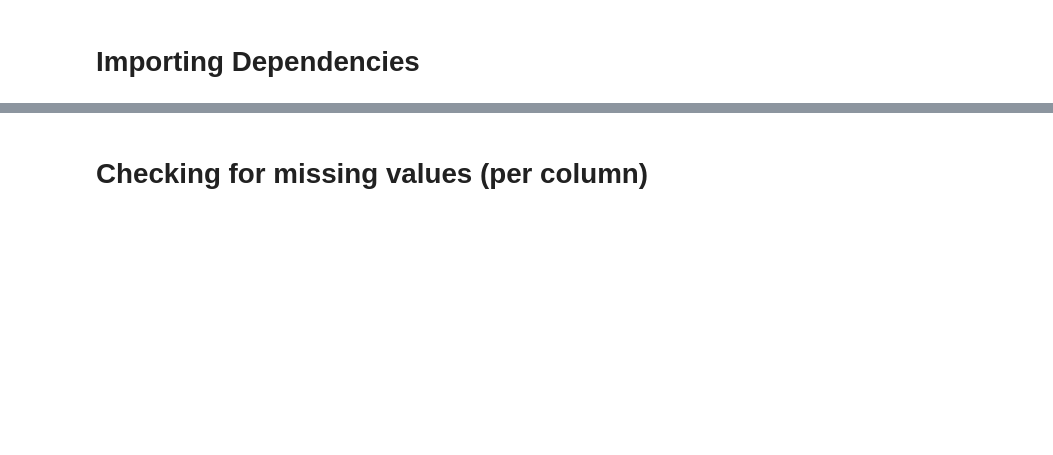
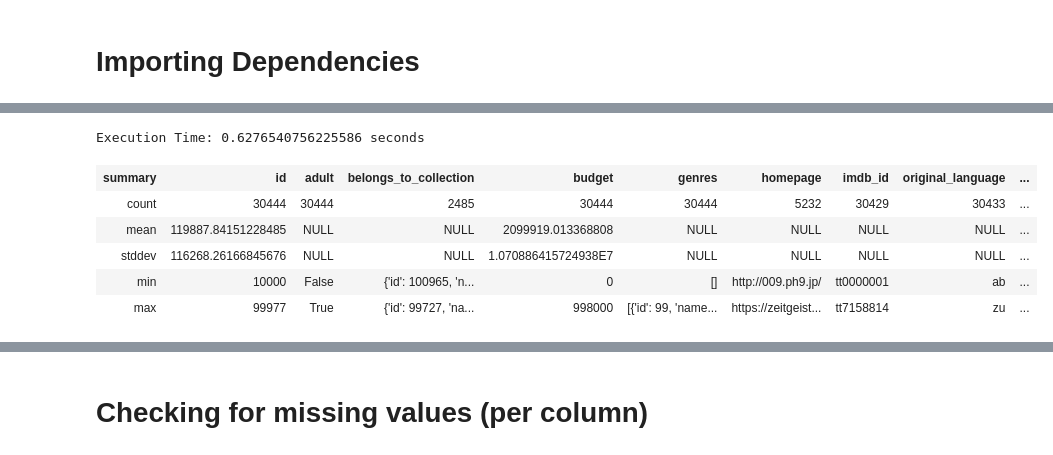
Before and after one commit to FredSabu/University-Salaries, a Jupyter notebook: PySpark preprocessing.ipynb, the cells around one changed output, grey strips where cells are left out. Cells and saved outputs as stored; diff of their text form; code cells hidden in the pictures; blank space fills up the shorter version.

```diff
--- a/PySpark preprocessing.ipynb
+++ b/PySpark preprocessing.ipynb
@@ -32,0 +33,18 @@ movies = merged_df.select([col(column).alias(column) for column in merged_df.col
+# %%
+start_time = time.time()
+movies_df = spark.read.csv('movies_metadata.csv', header=True, inferSchema=True)
+credits_df = spark.read.csv('credits.csv', header=True, inferSchema=True)
+merged_df = movies_df.join(credits_df, 'id', how="inner")
+movies = merged_df.select([col(column).alias(column) for column in merged_df.columns])
+end_time = time.time()
+execution_time = end_time - start_time
+print("\nExecution Time: {} seconds".format(execution_time),"\n")
+movies.describe()
+# %% [output]
+Execution Time: 0.6276540756225586 seconds
+| summary | id | adult | belongs_to_collection | budget | genres | homepage | imdb_id | original_language | ... |
+| count | 30444 | 30444 | 2485 | 30444 | 30444 | 5232 | 30429 | 30433 | ... |
+| mean | 119887.84151228485 | NULL | NULL | 2099919.013368808 | NULL | NULL | NULL | NULL | ... |
+| stddev | 116268.26166845676 | NULL | NULL | 1.070886415724938E7 | NULL | NULL | NULL | NULL | ... |
+| min | 10000 | False | {'id': 100965, 'n... | 0 | [] | http://009.ph9.jp/ | tt0000001 | ab | ... |
+| max | 99977 | True | {'id': 99727, 'na... | 998000 | [{'id': 99, 'name... | https://zeitgeist... | tt7158814 | zu | ... |
```
Also changed, not shown: parts of 16 cells of this notebook.
